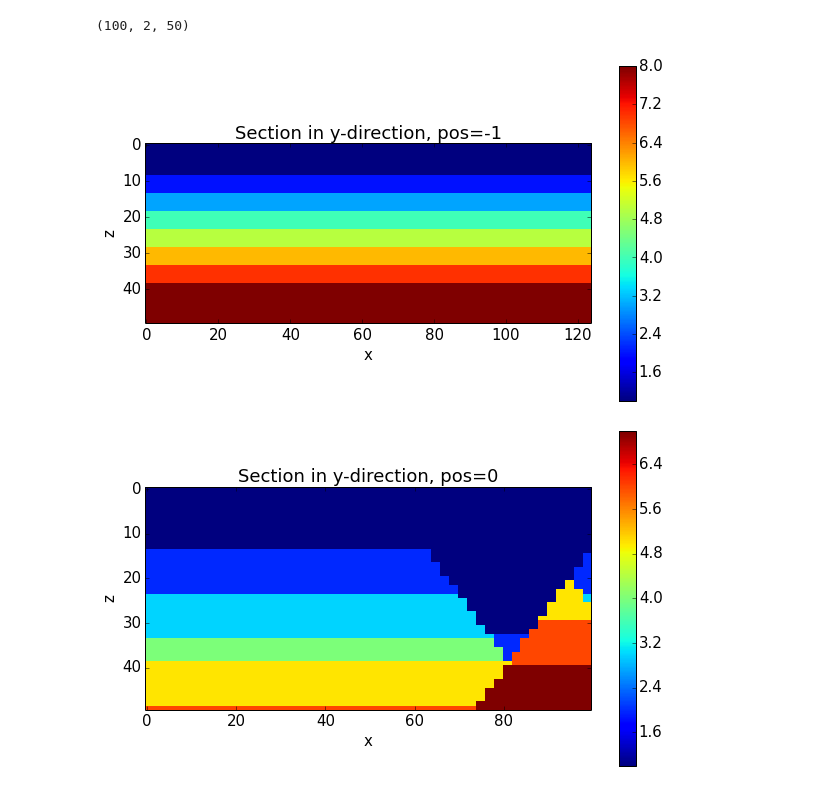
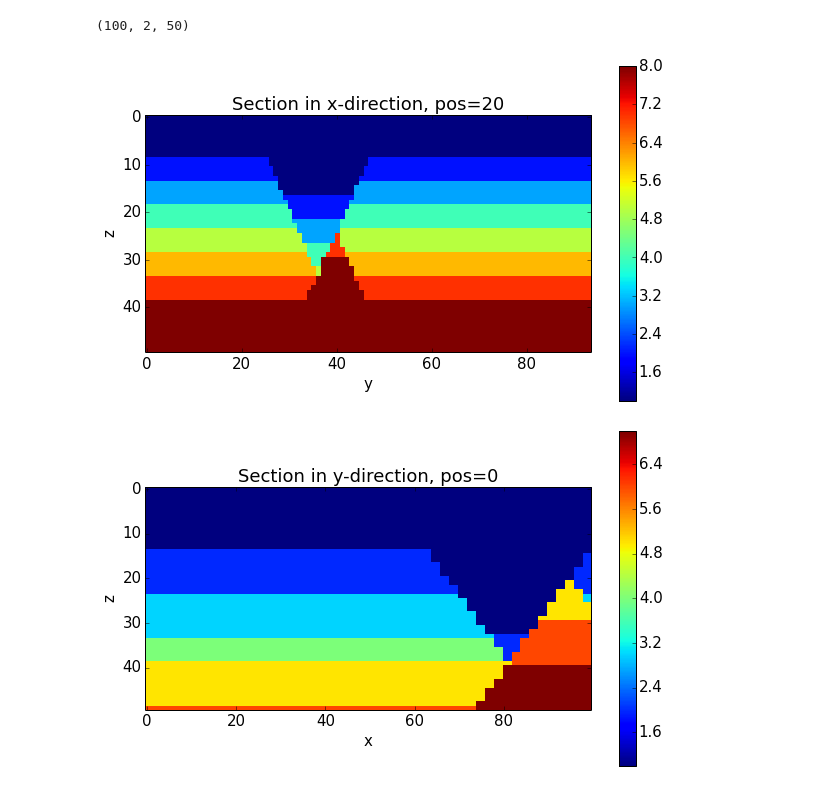
Before and after one commit to cgre-aachen/pynoddy, a Jupyter notebook: docs/notebooks/Sundry.ipynb, the cells around one changed output. Cells and saved outputs as stored; diff of their text form; code cells hidden in the pictures.

```diff
--- a/docs/notebooks/Sundry.ipynb
+++ b/docs/notebooks/Sundry.ipynb
@@ -59,9 +59,9 @@ block_2d_slice.nx, block_2d_slice.ny, block_2d_slice.nz
 # %% [output]
 (100, 2, 50)
 # %%
-block_full_3d.plot_section('y', position=-1)
+block_full_3d.plot_section('x', position=20)
 # %% [output]
-[figure, old version]
+[figure, new version]
 # %%
 block_2d_slice.plot_section('y', position=0)
 # %% [output]
```
